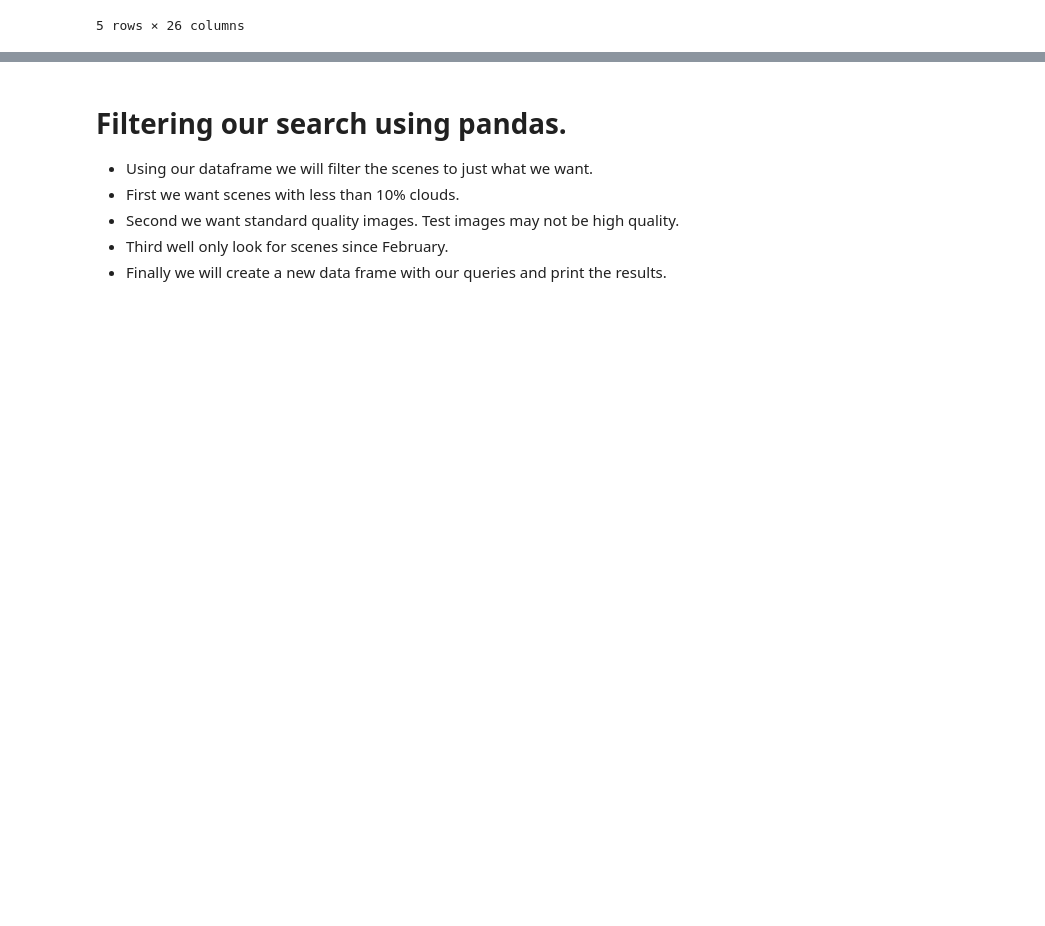
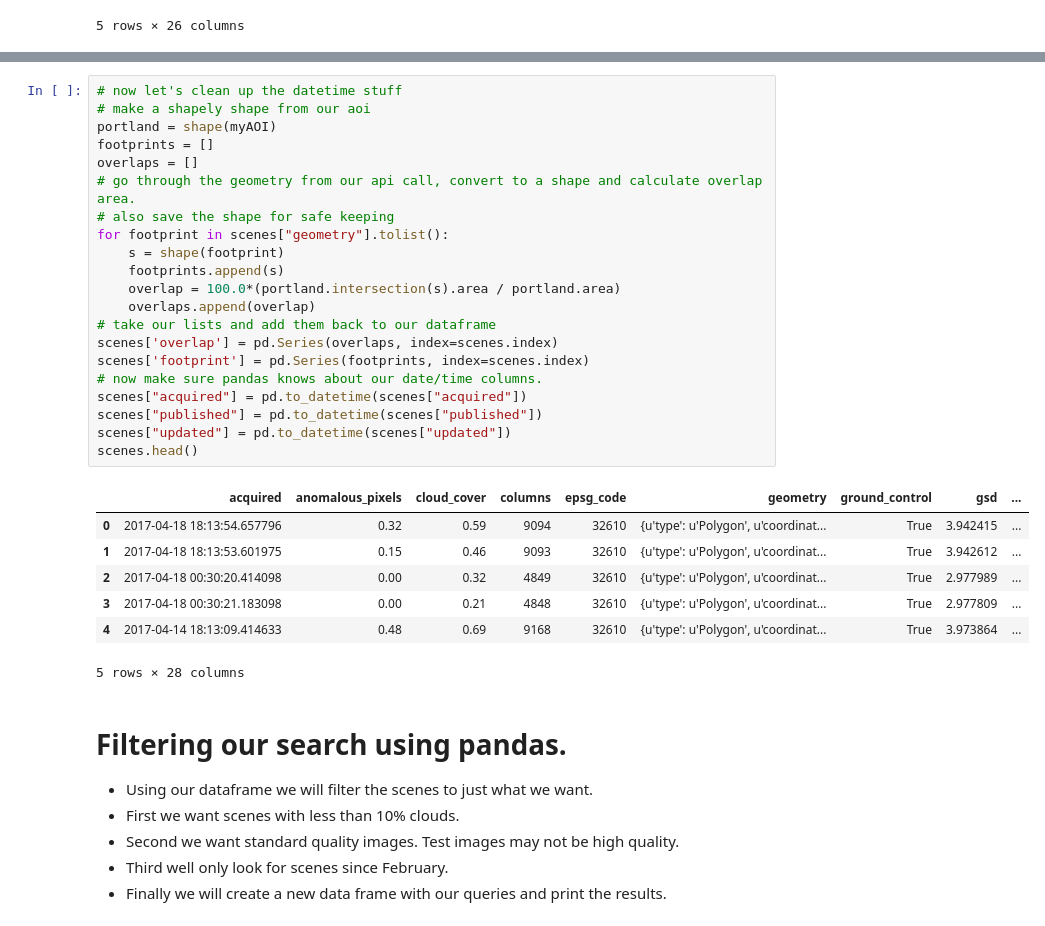
Before and after one commit to kscottz/PythonFromSpace, a Jupyter notebook: TheBasics.ipynb, the cells around one changed output, grey strips where cells are left out. Drawn from its saved outputs; the diff is of its cells as text; blank space fills up the shorter version.

```diff
--- a/TheBasics.ipynb
+++ b/TheBasics.ipynb
@@ -166,3 +166,32 @@ scenes["updated"] = pd.to_datetime(scenes["updated"])
+# %%
+# now let's clean up the datetime stuff
+# make a shapely shape from our aoi
+portland = shape(myAOI)
+footprints = []
+overlaps = []
+# go through the geometry from our api call, convert to a shape and calculate overlap area.
+# also save the shape for safe keeping
+for footprint in scenes["geometry"].tolist():
+    s = shape(footprint)
+    footprints.append(s)
+    overlap = 100.0*(portland.intersection(s).area / portland.area)
+    overlaps.append(overlap)
+# take our lists and add them back to our dataframe
+scenes['overlap'] = pd.Series(overlaps, index=scenes.index)
+scenes['footprint'] = pd.Series(footprints, index=scenes.index)
+# now make sure pandas knows about our date/time columns.
+scenes["acquired"] = pd.to_datetime(scenes["acquired"])
+scenes["published"] = pd.to_datetime(scenes["published"])
+scenes["updated"] = pd.to_datetime(scenes["updated"])
+scenes.head()
+# %% [output]
+|  | acquired | anomalous_pixels | cloud_cover | columns | epsg_code | geometry | ground_control | gsd | ... |
+| 0 | 2017-04-18 18:13:54.657796 | 0.32 | 0.59 | 9094 | 32610 | {u'type': u'Polygon', u'coordinat... | True | 3.942415 | ... |
+| 1 | 2017-04-18 18:13:53.601975 | 0.15 | 0.46 | 9093 | 32610 | {u'type': u'Polygon', u'coordinat... | True | 3.942612 | ... |
+| 2 | 2017-04-18 00:30:20.414098 | 0.00 | 0.32 | 4849 | 32610 | {u'type': u'Polygon', u'coordinat... | True | 2.977989 | ... |
+| 3 | 2017-04-18 00:30:21.183098 | 0.00 | 0.21 | 4848 | 32610 | {u'type': u'Polygon', u'coordinat... | True | 2.977809 | ... |
+| 4 | 2017-04-14 18:13:09.414633 | 0.48 | 0.69 | 9168 | 32610 | {u'type': u'Polygon', u'coordinat... | True | 3.973864 | ... |
+5 rows × 28 columns
 # %% [markdown]
 # Filtering our search using pandas.
 * Using our dataframe we will filter the scenes to just what we want.
```
Also changed, not shown: parts of 8 cells of this notebook.
